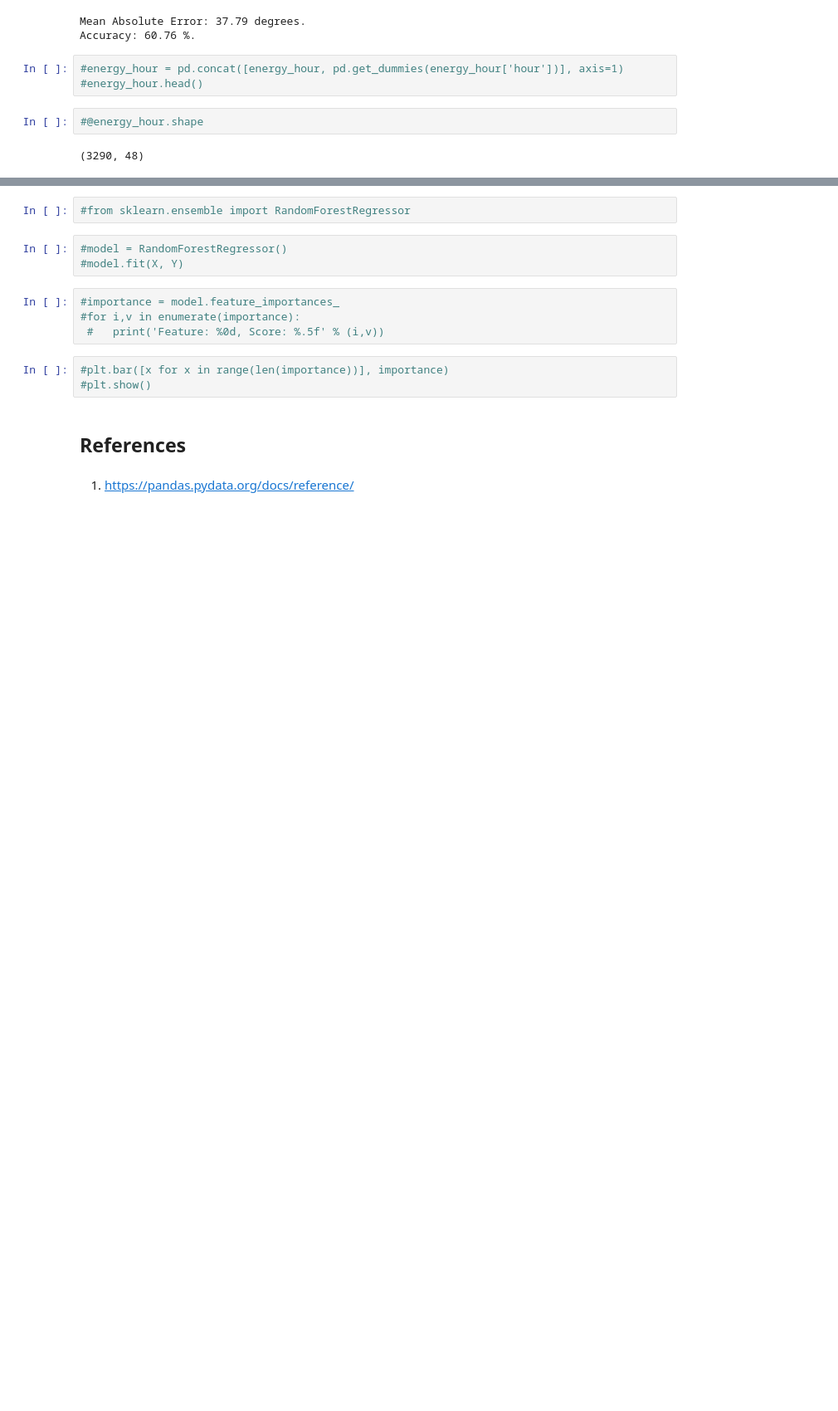
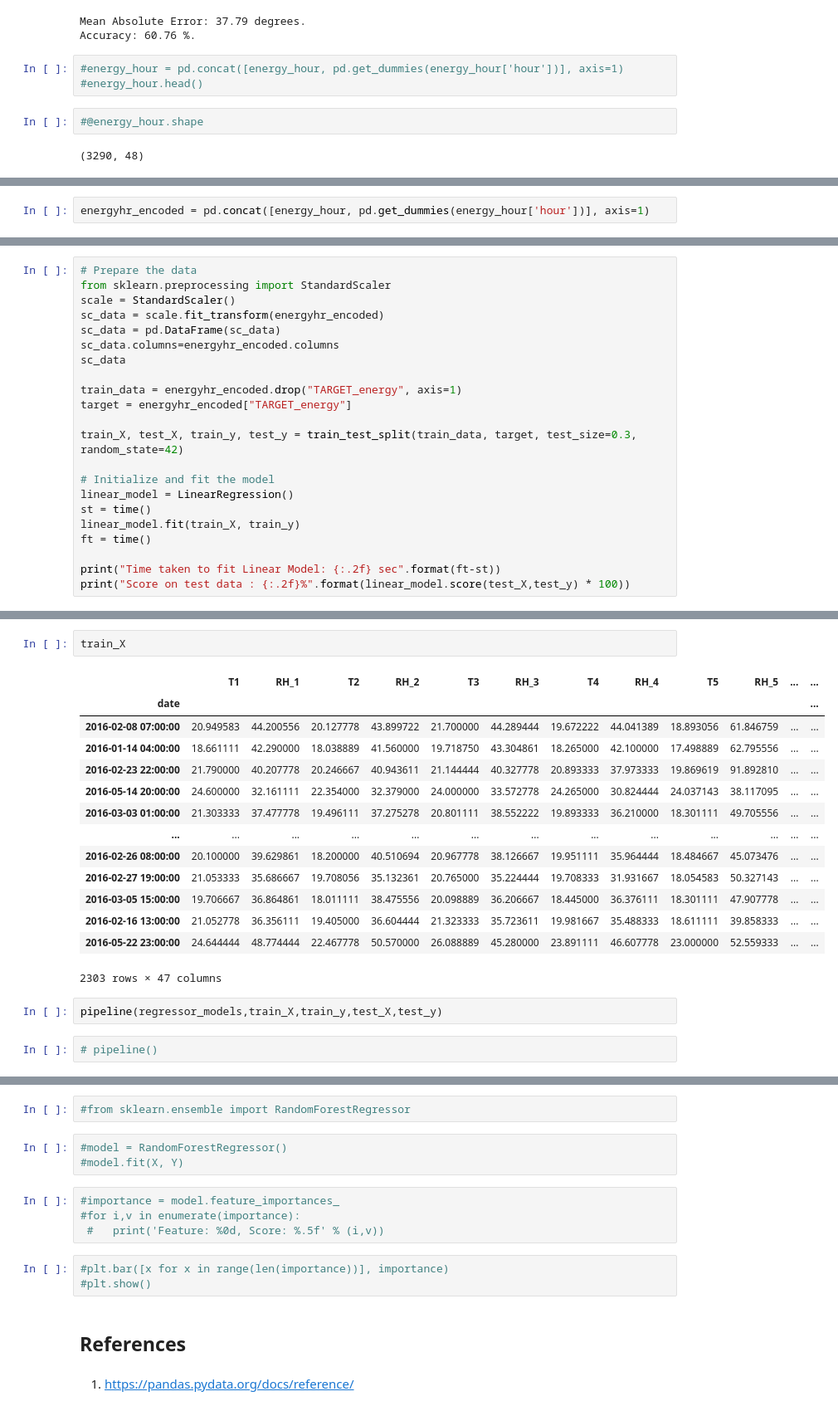
Before and after one commit to nchand/predict-energy-use, a Jupyter notebook: energy-use.ipynb, the cells around one changed output, grey strips where cells are left out. Shown at 83% size. Saved outputs shown, nothing was run; the diff lists cells and outputs as text; blank space fills up the shorter version.

```diff
--- a/energy-use.ipynb
+++ b/energy-use.ipynb
@@ -707,0 +659,2 @@ Accuracy: 60.76 %.
+# %%
+energyhr_encoded = pd.concat([energy_hour, pd.get_dummies(energy_hour['hour'])], axis=1)
@@ -707,0 +672,22 @@ Accuracy: 60.76 %.
+# %%
+# Prepare the data
+from sklearn.preprocessing import StandardScaler
+scale = StandardScaler()
+sc_data = scale.fit_transform(energyhr_encoded)
+sc_data = pd.DataFrame(sc_data)
+sc_data.columns=energyhr_encoded.columns
+sc_data
+
+train_data = energyhr_encoded.drop("TARGET_energy", axis=1)
+target = energyhr_encoded["TARGET_energy"]
+
+train_X, test_X, train_y, test_y = train_test_split(train_data, target, test_size=0.3, random_state=42)
+
+# Initialize and fit the model
+linear_model = LinearRegression()
+st = time()
+linear_model.fit(train_X, train_y)
+ft = time()
+
+print("Time taken to fit Linear Model: {:.2f} sec".format(ft-st))
+print("Score on test data : {:.2f}%".format(linear_model.score(test_X,test_y) * 100))
@@ -738 +761,22 @@ y_test = sc_data["TARGET_energy"]
+# %%
+train_X
+# %% [output]
+|  | T1 | RH_1 | T2 | RH_2 | T3 | RH_3 | T4 | RH_4 | T5 | RH_5 | ... | ... |
+| date |  |  |  |  |  |  |  |  |  |  |  | ... |
+| 2016-02-08 07:00:00 | 20.949583 | 44.200556 | 20.127778 | 43.899722 | 21.700000 | 44.289444 | 19.672222 | 44.041389 | 18.893056 | 61.846759 | ... | ... |
+| 2016-01-14 04:00:00 | 18.661111 | 42.290000 | 18.038889 | 41.560000 | 19.718750 | 43.304861 | 18.265000 | 42.100000 | 17.498889 | 62.795556 | ... | ... |
+| 2016-02-23 22:00:00 | 21.790000 | 40.207778 | 20.246667 | 40.943611 | 21.144444 | 40.327778 | 20.893333 | 37.973333 | 19.869619 | 91.892810 | ... | ... |
+| 2016-05-14 20:00:00 | 24.600000 | 32.161111 | 22.354000 | 32.379000 | 24.000000 | 33.572778 | 24.265000 | 30.824444 | 24.037143 | 38.117095 | ... | ... |
+| 2016-03-03 01:00:00 | 21.303333 | 37.477778 | 19.496111 | 37.275278 | 20.801111 | 38.552222 | 19.893333 | 36.210000 | 18.301111 | 49.705556 | ... | ... |
+| ... | ... | ... | ... | ... | ... | ... | ... | ... | ... | ... | ... | ... |
+| 2016-02-26 08:00:00 | 20.100000 | 39.629861 | 18.200000 | 40.510694 | 20.967778 | 38.126667 | 19.951111 | 35.964444 | 18.484667 | 45.073476 | ... | ... |
+| 2016-02-27 19:00:00 | 21.053333 | 35.686667 | 19.708056 | 35.132361 | 20.765000 | 35.224444 | 19.708333 | 31.931667 | 18.054583 | 50.327143 | ... | ... |
+| 2016-03-05 15:00:00 | 19.706667 | 36.864861 | 18.011111 | 38.475556 | 20.098889 | 36.206667 | 18.445000 | 36.376111 | 18.301111 | 47.907778 | ... | ... |
+| 2016-02-16 13:00:00 | 21.052778 | 36.356111 | 19.405000 | 36.604444 | 21.323333 | 35.723611 | 19.981667 | 35.488333 | 18.611111 | 39.858333 | ... | ... |
+| 2016-05-22 23:00:00 | 24.644444 | 48.774444 | 22.467778 | 50.570000 | 26.088889 | 45.280000 | 23.891111 | 46.607778 | 23.000000 | 52.559333 | ... | ... |
+2303 rows × 47 columns
+# %%
+pipeline(regressor_models,train_X,train_y,test_X,test_y)
+# %%
+# pipeline()
 # %%
```
Also changed, not shown: parts of 46 cells of this notebook.
